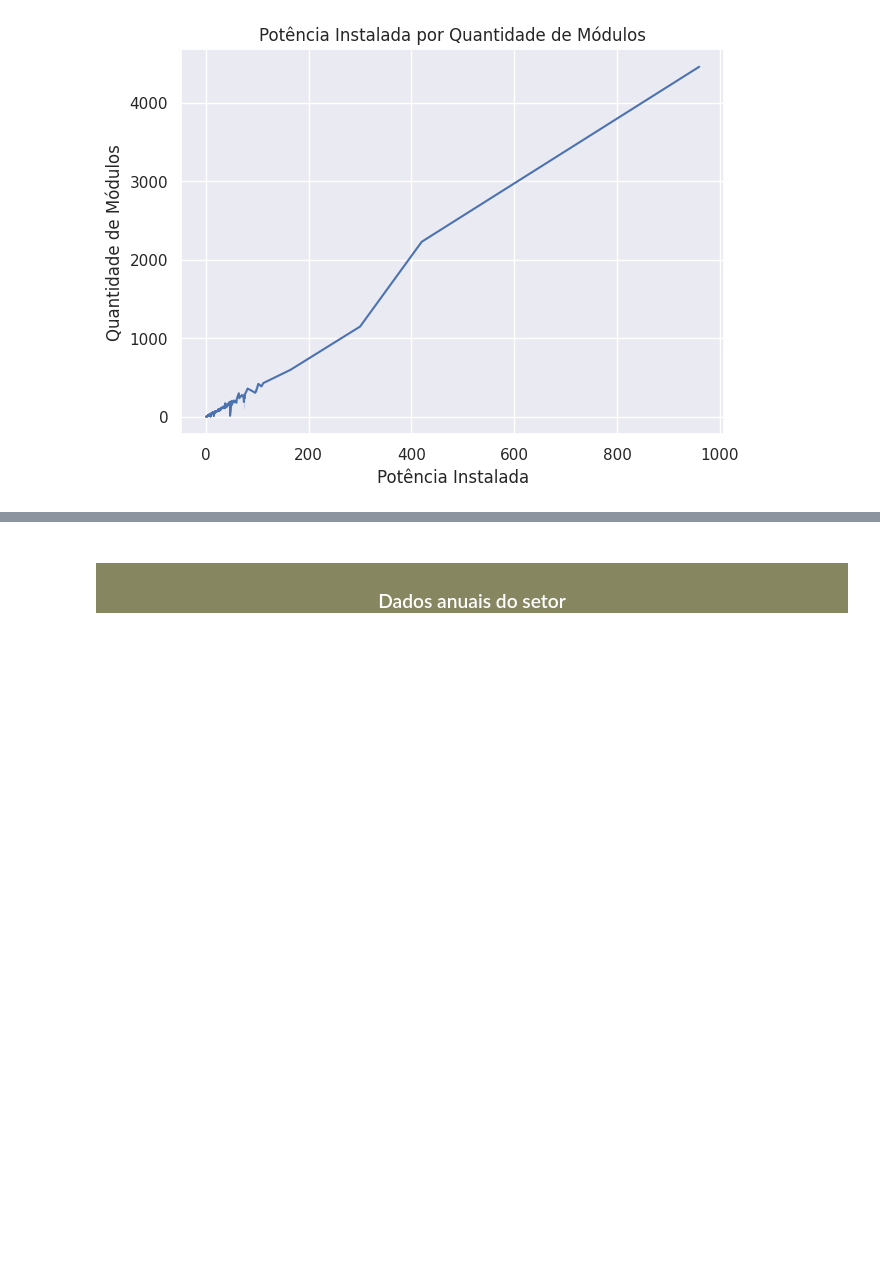
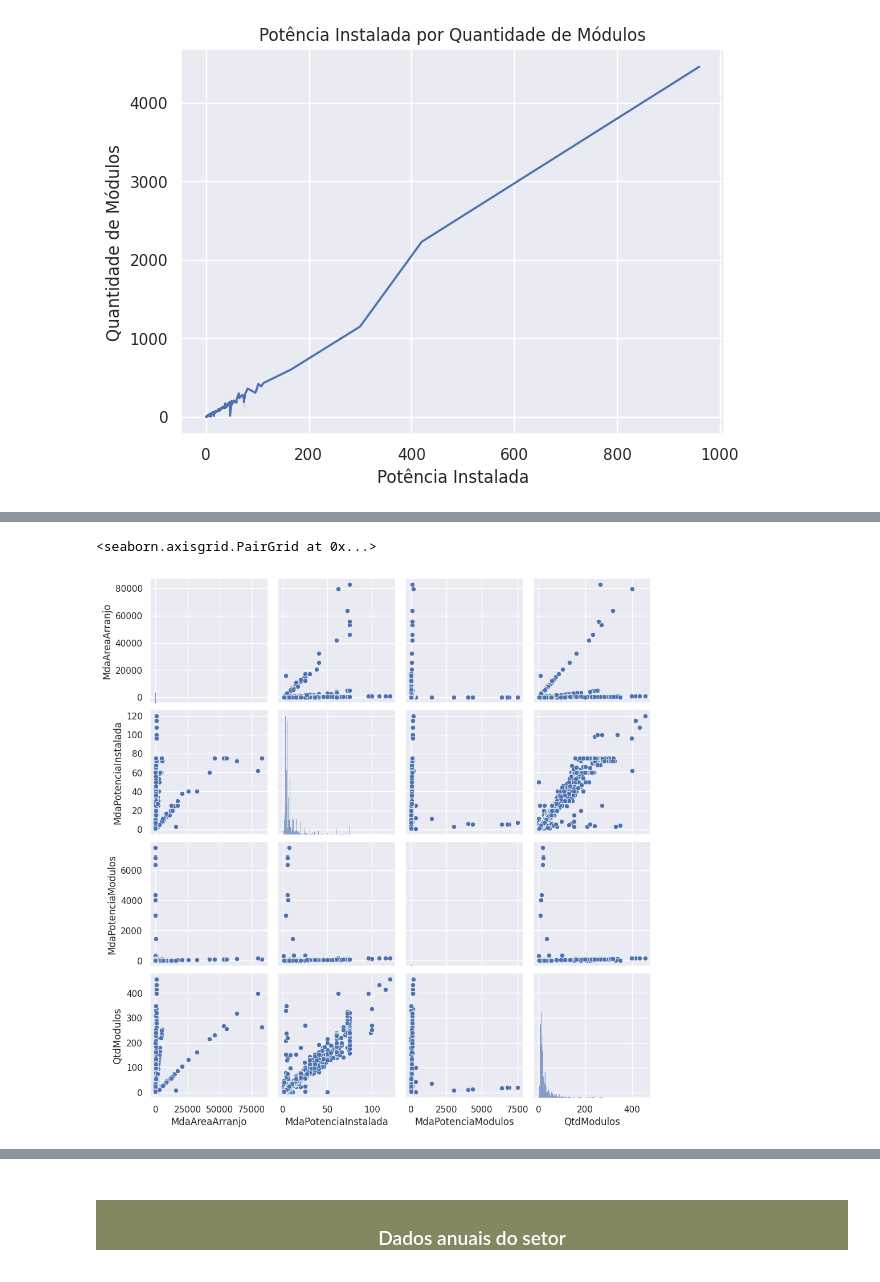
Before and after one commit to Oseiasdfarias/projeto_portifolio_data_science, a Jupyter notebook: geracao_distribuida_fotovoltaica.ipynb, the cells around one changed output, grey strips where cells are left out. Cells and saved outputs as stored; diff of their text form; code cells hidden in the pictures; blank space fills up the shorter version.

```diff
--- a/geracao_distribuida_fotovoltaica.ipynb
+++ b/geracao_distribuida_fotovoltaica.ipynb
@@ -216,3 +218,6 @@ plt.ylabel("Quantidade de Módulos")
 plt.show()
 # %% [output]
 [figure]
+# %%
+df_datconexao_2020 = data_for_date(year=2020, month=12)
+df_datconexao_2020
@@ -218,0 +238,7 @@ plt.show()
+# %%
+sns.pairplot(df_datconexao_2020[df_datconexao_2020["MdaPotenciaInstalada"] < 150],
+             x_vars=["MdaAreaArranjo", "MdaPotenciaInstalada", "MdaPotenciaModulos", "QtdModulos"],
+             y_vars=["MdaAreaArranjo", "MdaPotenciaInstalada", "MdaPotenciaModulos", "QtdModulos"])
+# %% [output]
+<seaborn.axisgrid.PairGrid at 0x...>
+[figure, added]
```
Also changed, not shown: parts of 13 cells of this notebook.
